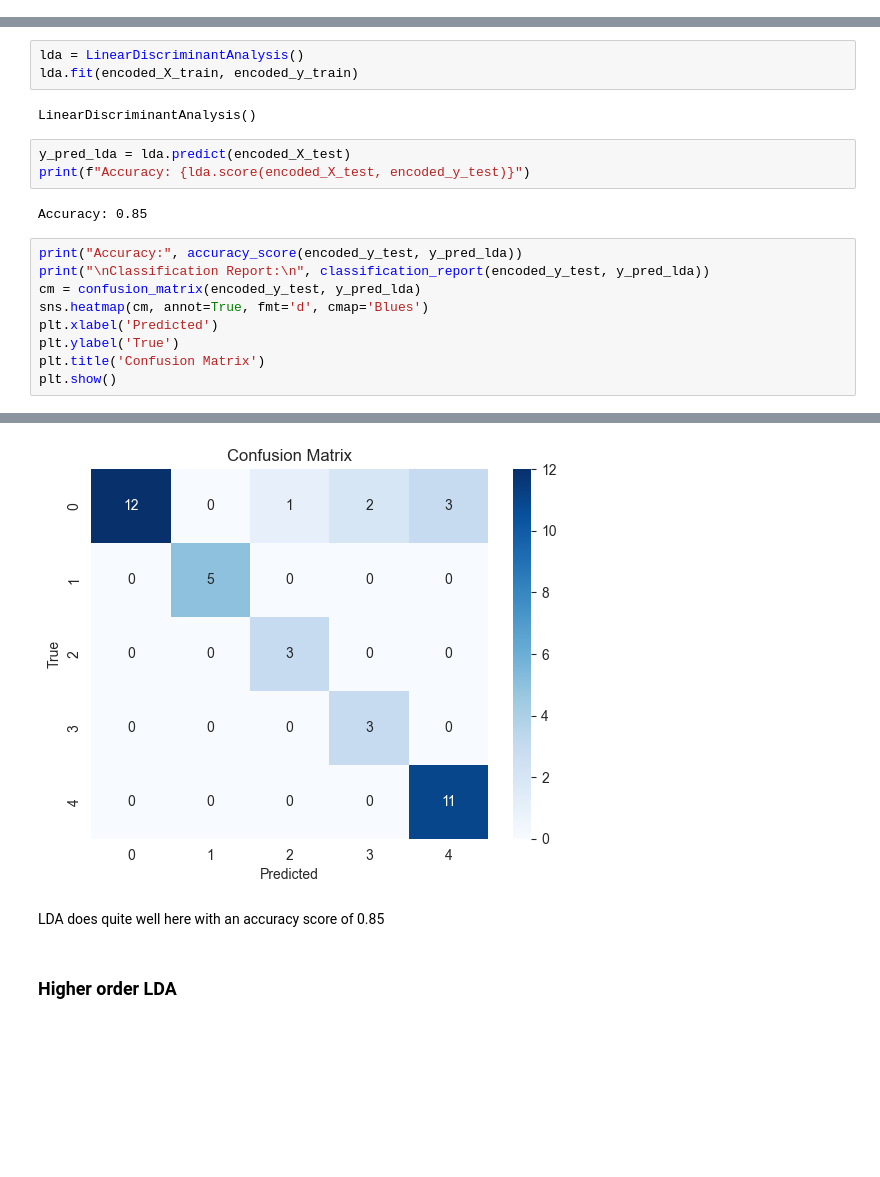
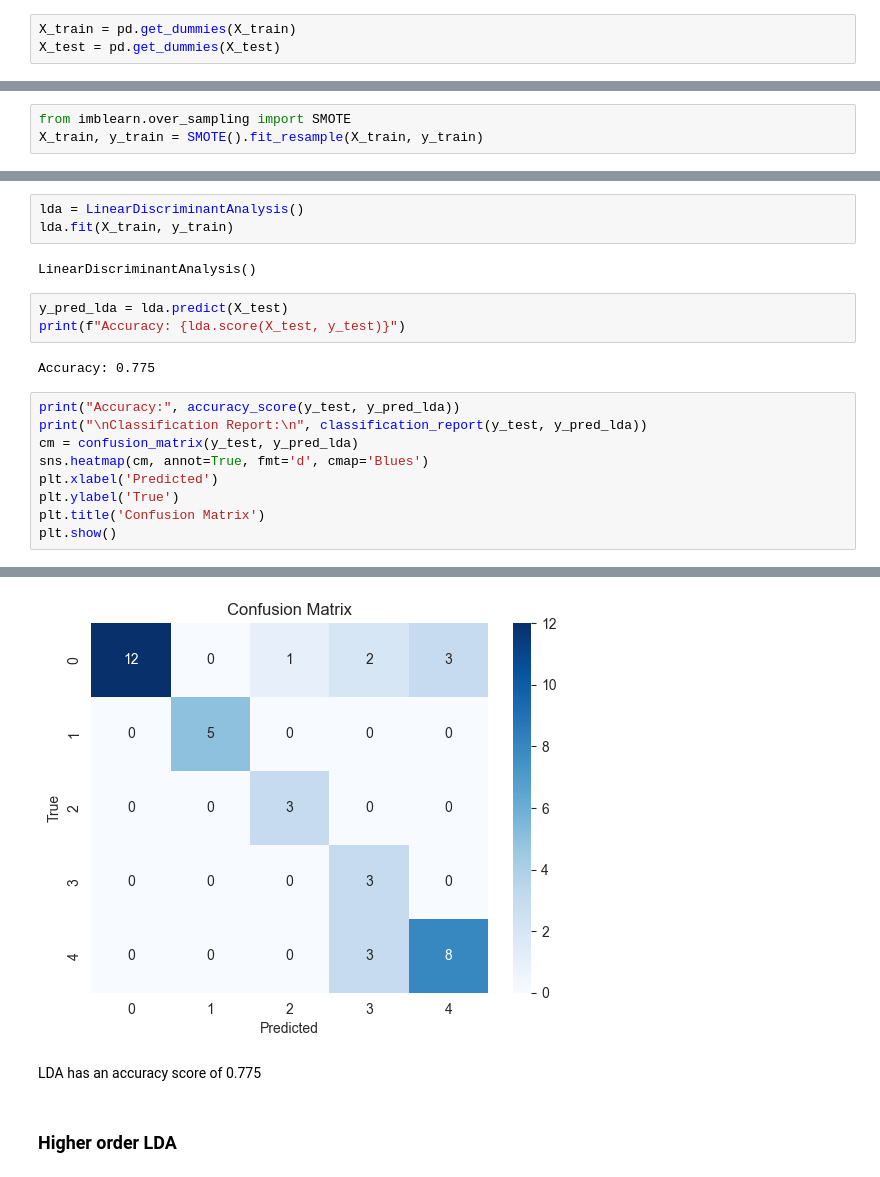
Before and after one commit to yashdeshpandex1/drug_classification, a Jupyter notebook: drug_classification.ipynb, the cells around one changed output, grey strips where cells are left out. Drawn from its saved outputs; the diff is of its cells as text; blank space fills up the shorter version.

```diff
--- a/drug_classification.ipynb
+++ b/drug_classification.ipynb
@@ -263,0 +250,3 @@ encoded_X_test = preprocessor.fit_transform(X_test)
+# %%
+X_train = pd.get_dummies(X_train)
+X_test = pd.get_dummies(X_test)
@@ -264,3 +255,6 @@ encoded_X_test = preprocessor.fit_transform(X_test)
+# %%
+from imblearn.over_sampling import SMOTE
+X_train, y_train = SMOTE().fit_resample(X_train, y_train)
 # %% [markdown]
 Now, our data is clean and ready for model implementations.
 # %%
@@ -273,18 +268,18 @@ from sklearn.preprocessing import PolynomialFeatures
 <h3> Linear Discriminant Analysis <h3>
 # %%
 lda = LinearDiscriminantAnalysis()
-lda.fit(encoded_X_train, encoded_y_train)
+lda.fit(X_train, y_train)
 # %% [output]
 LinearDiscriminantAnalysis()
 # %%
-y_pred_lda = lda.predict(encoded_X_test)
-print(f"Accuracy: {lda.score(encoded_X_test, encoded_y_test)}")
+y_pred_lda = lda.predict(X_test)
+print(f"Accuracy: {lda.score(X_test, y_test)}")
 # %% [output]
-Accuracy: 0.85
+Accuracy: 0.775
 # %%
-print("Accuracy:", accuracy_score(encoded_y_test, y_pred_lda))
-print("\nClassification Report:\n", classification_report(encoded_y_test, y_pred_lda))
-cm = confusion_matrix(encoded_y_test, y_pred_lda)
+print("Accuracy:", accuracy_score(y_test, y_pred_lda))
+print("\nClassification Report:\n", classification_report(y_test, y_pred_lda))
+cm = confusion_matrix(y_test, y_pred_lda)
 sns.heatmap(cm, annot=True, fmt='d', cmap='Blues')
 plt.xlabel('Predicted')
 plt.ylabel('True')
@@ -308,6 +303,6 @@ weighted avg       0.89      0.85      0.85        40
-[figure, old version]
+[figure, new version]
 # %% [markdown]
-LDA does quite well here with an accuracy score of 0.85
+LDA has an accuracy score of 0.775
 # %% [markdown]
 <h3> Higher order LDA </h3>
 # %%
```
Also changed, not shown: parts of 13 cells of this notebook.
